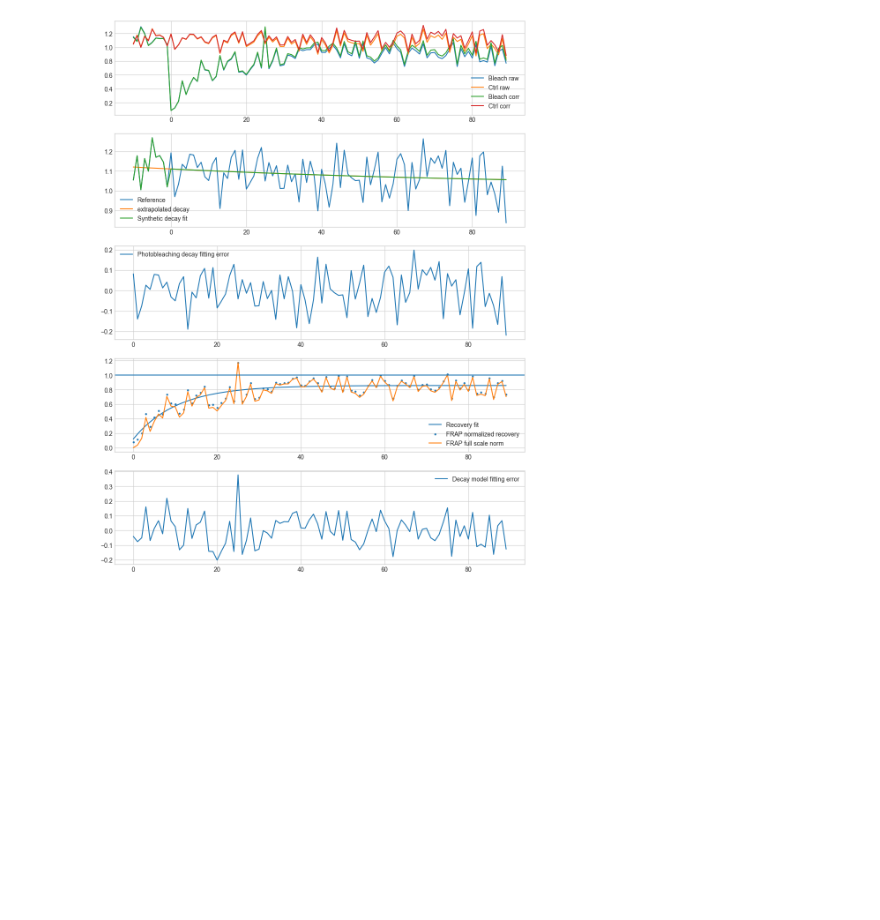
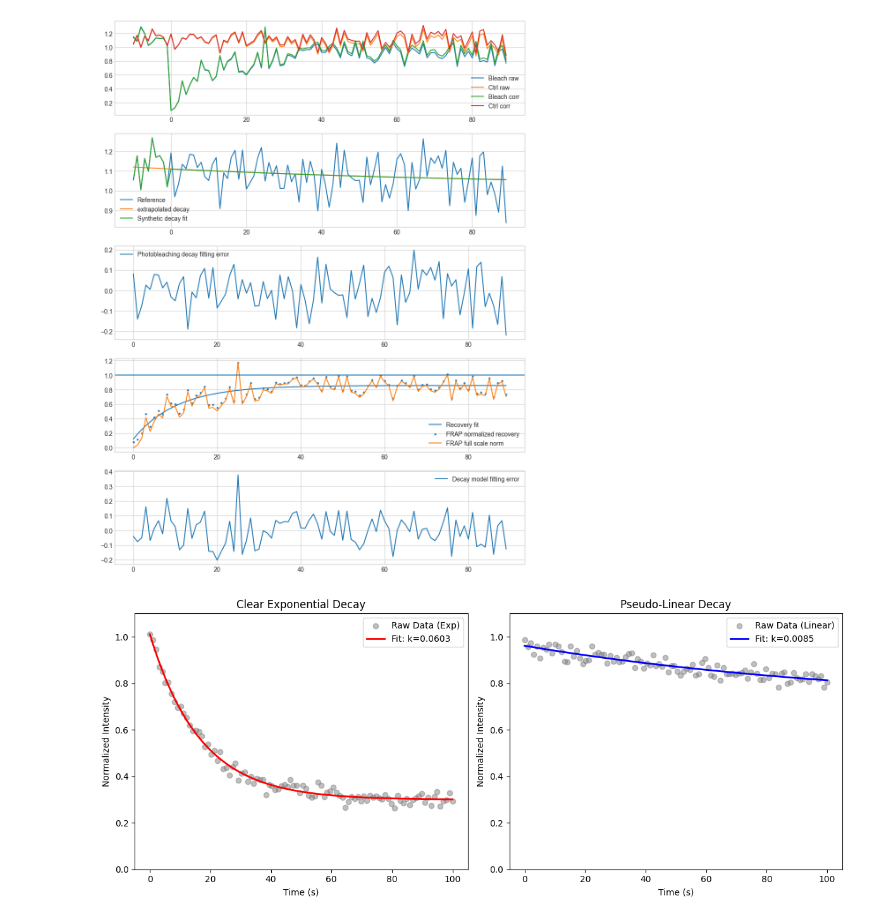
Before and after one commit to amarcosv/FRAP-analysis-younglab, a Jupyter notebook: src/FRAP_simulator.ipynb, the cells around one changed output. Saved outputs shown, nothing was run; the diff lists cells and outputs as text; code cells hidden in the pictures; blank space fills up the shorter version.

```diff
--- a/src/FRAP_simulator.ipynb
+++ b/src/FRAP_simulator.ipynb
@@ -525,3 +525,64 @@ Fit results:
         Gap Ratio= 0.9791464326030307
         Mobile Fraction (uncorrected) = 0.8568894639688741 (0.8390202617802462)
 [figure]
+# %%
+import numpy as np
+import matplotlib.pyplot as plt
+from scipy.optimize import curve_fit
+
+def bleaching_model(t, A, k, C):
+    return A * np.exp(-k * t) + C
+
+def fit_frap_bleach(t, intensity):
+    C_guess = np.min(intensity)
+    A_guess = np.max(intensity) - C_guess
+    k_guess = 1e-4
+    p0 = [A_guess, k_guess, C_guess]
+    bounds = (0, [np.inf, np.inf, np.inf])
+
+    try:
+        popt, _ = curve_fit(bleaching_model, t, intensity, p0=p0, bounds=bounds)
+        return popt
+    except:
+        return None
+
+# --- Data Generation & Plotting ---
+
+t_data = np.linspace(0, 100, 100)
+
+# Case 1: Clear Exponential Decay
+y_exp = 0.7 * np.exp(-0.06 * t_data) + 0.3 + np.random.normal(0, 0.02, 100)
+popt_exp = fit_frap_bleach(t_data, y_exp)
+
+# Case 2: Pseudo-Linear (Very slow decay)
+y_lin = 0.8 * np.exp(-0.002 * t_data) + 0.15 + np.random.normal(0, 0.02, 100)
+popt_lin = fit_frap_bleach(t_data, y_lin)
+
+# Create the plots
+fig, (ax1, ax2) = plt.subplots(1, 2, figsize=(12, 5))
+
+# Plot 1: Exponential
+ax1.scatter(t_data, y_exp, color='gray', alpha=0.5, label='Raw Data (Exp)')
+if popt_exp is not None:
+    ax1.plot(t_data, bleaching_model(t_data, *popt_exp), 'r-', lw=2,
+             label=f'Fit: k={popt_exp[1]:.4f}')
+ax1.set_title("Clear Exponential Decay")
+ax1.legend()
+
+# Plot 2: Pseudo-Linear
+ax2.scatter(t_data, y_lin, color='gray', alpha=0.5, label='Raw Data (Linear)')
+if popt_lin is not None:
+    ax2.plot(t_data, bleaching_model(t_data, *popt_lin), 'b-', lw=2,
+             label=f'Fit: k={popt_lin[1]:.4f}')
+ax2.set_title("Pseudo-Linear Decay")
+ax2.legend()
+
+for ax in [ax1, ax2]:
+    ax.set_xlabel("Time (s)")
+    ax.set_ylabel("Normalized Intensity")
+    ax.set_ylim(0, 1.1)
+
+plt.tight_layout()
+plt.show()
+# %% [output]
+[figure, added]
```
Also changed, not shown: 5 other files.
